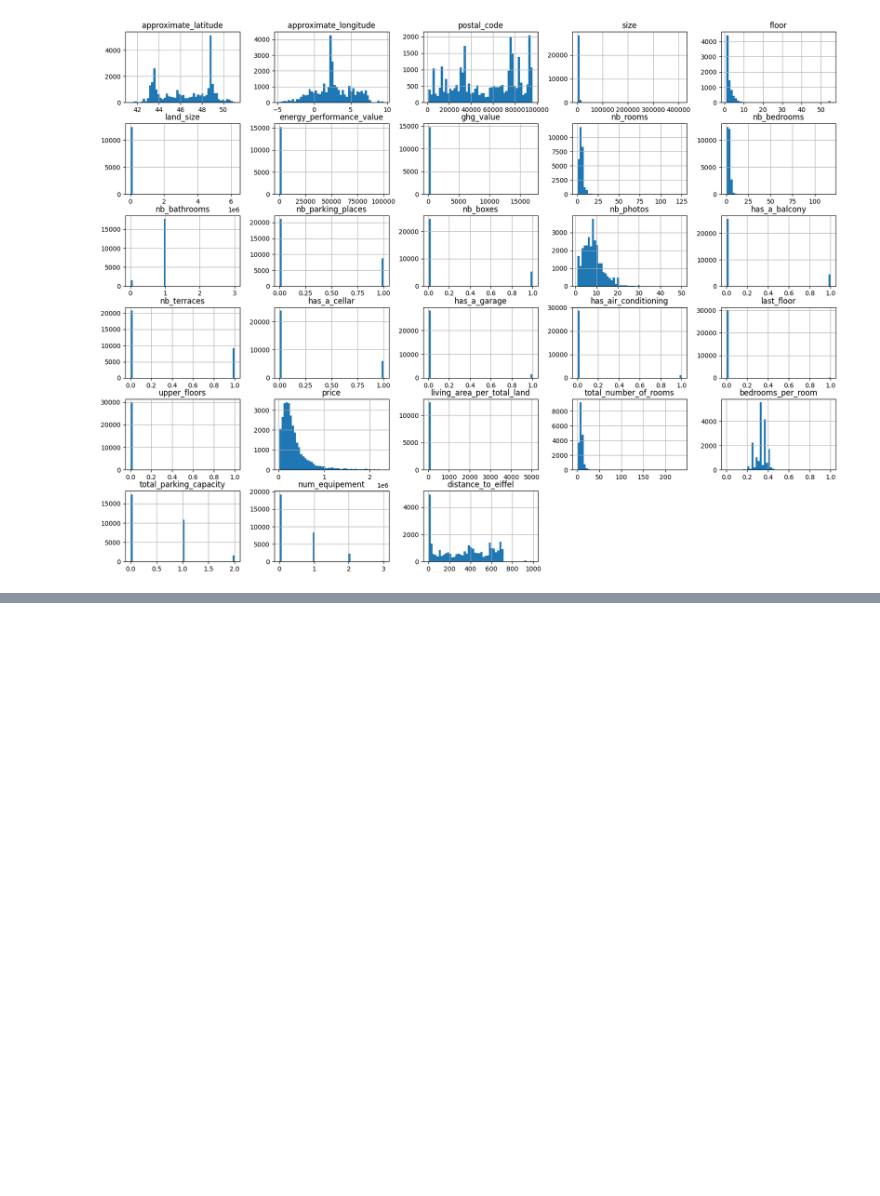
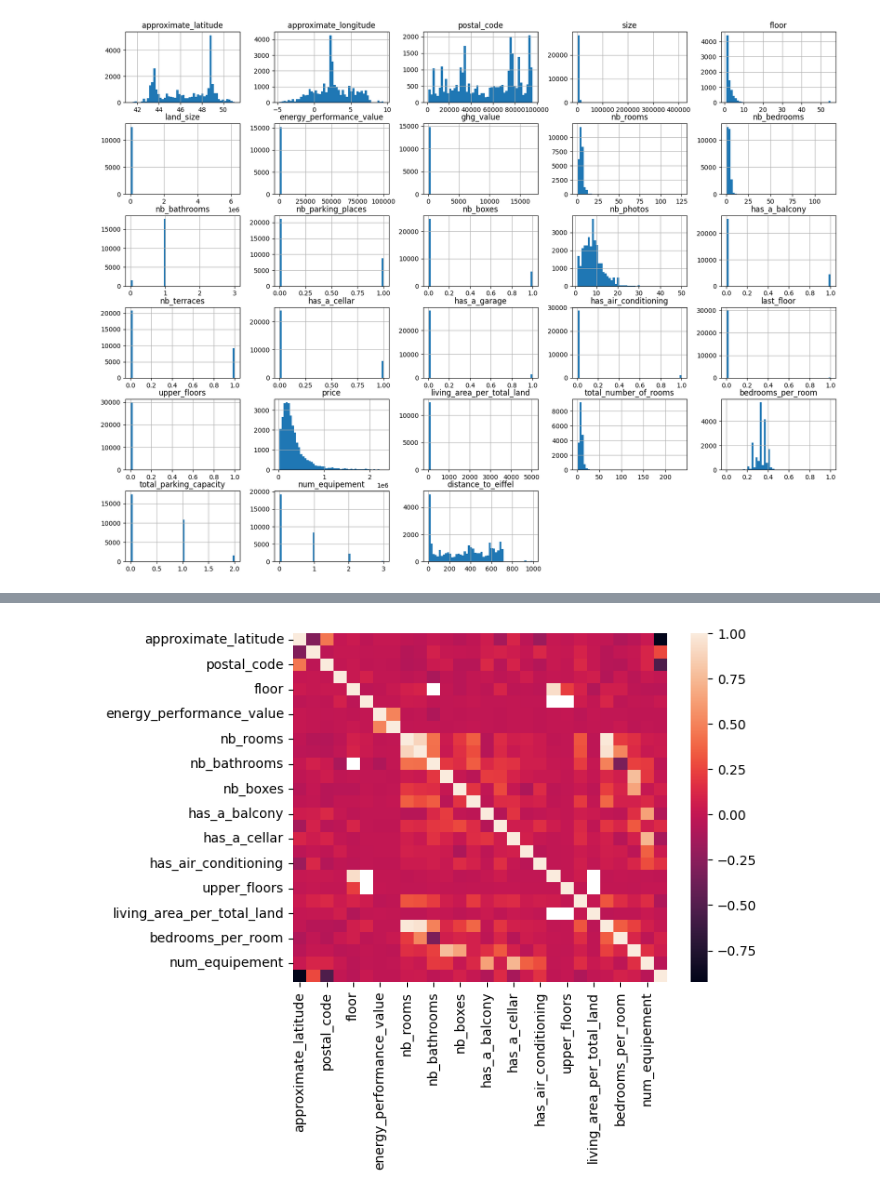
Before and after one commit to seve-cmk/ML_Projects, a Jupyter notebook: Immo_Predict.ipynb, the cells around one changed output, grey strips where cells are left out. Cells and saved outputs as stored; diff of their text form; code cells hidden in the pictures; blank space fills up the shorter version.

```diff
--- a/Immo_Predict.ipynb
+++ b/Immo_Predict.ipynb
@@ -322,0 +329,5 @@ px.scatter(real_estate, x = 'approximate_longitude', y = 'approximate_latitude',
+# %%
+# Carte de correlation
+import seaborn as sns
+sns.heatmap(real_estate.corr());
+# %% [output]
@@ -322,0 +335 @@ px.scatter(real_estate, x = 'approximate_longitude', y = 'approximate_latitude',
+[figure, added]
```
Also changed, not shown: parts of 10 cells of this notebook.
